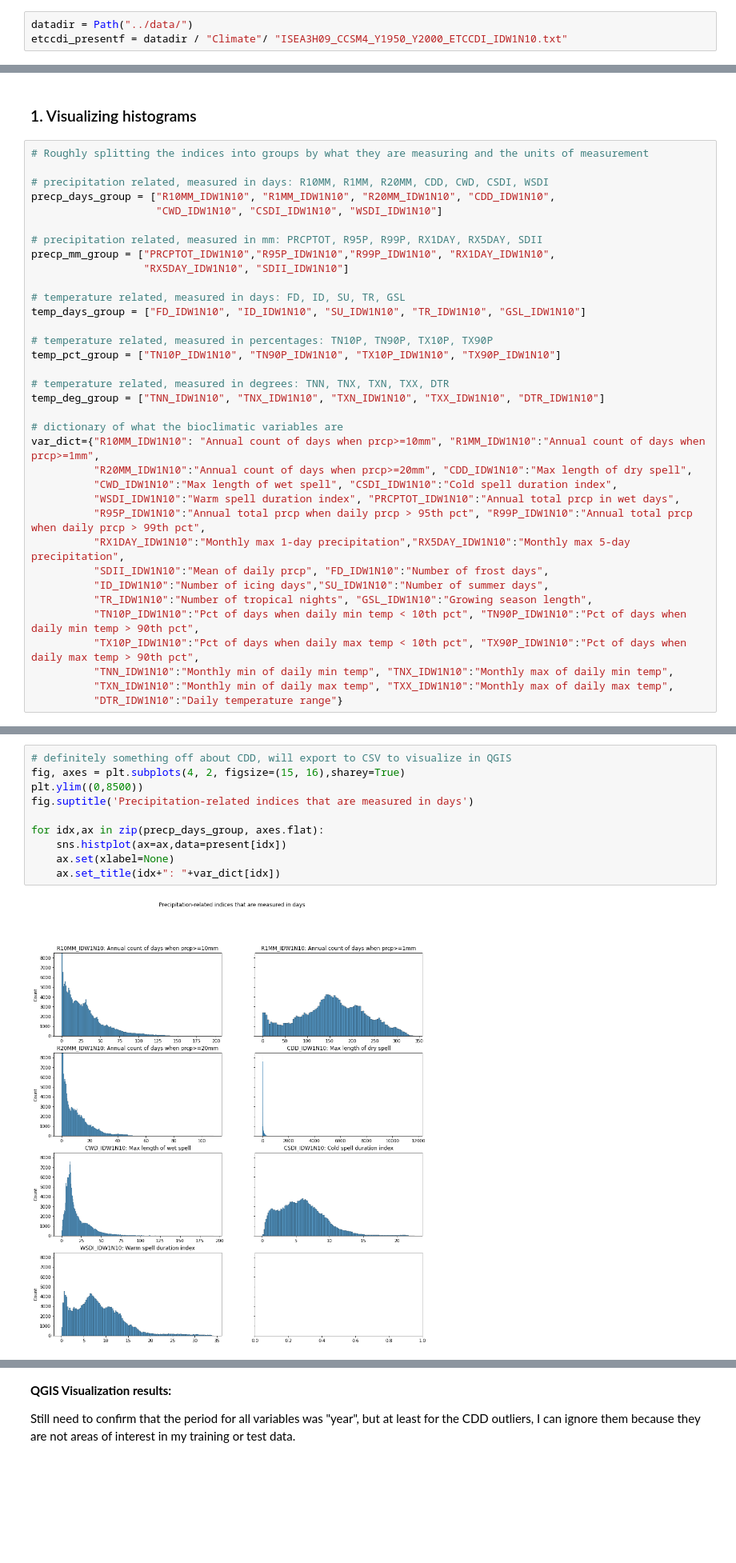
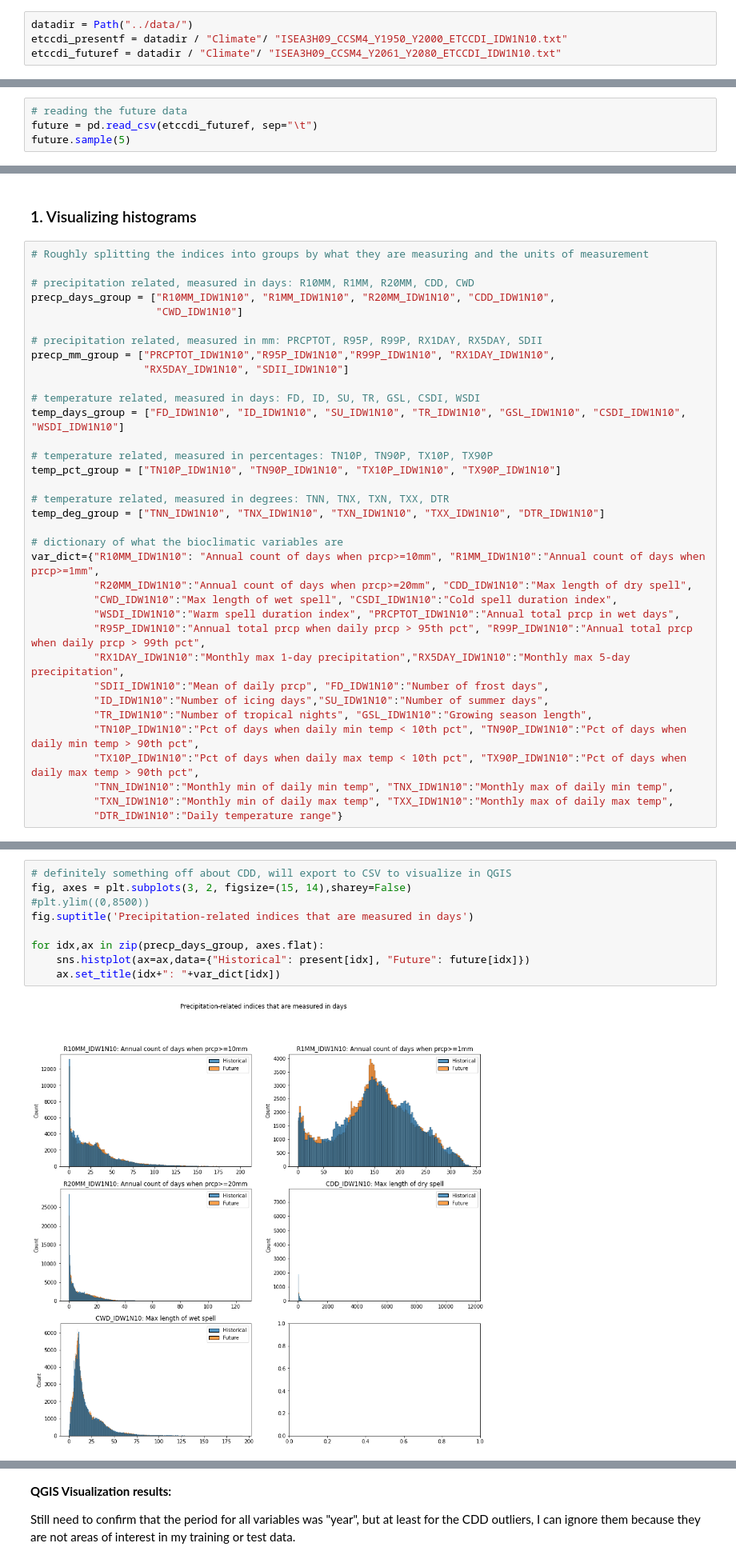
Before and after one commit to RyokoNod/sdm-asian-elephants, a Jupyter notebook: data_exploration/exploratory_analysis_etccdi.ipynb, the cells around one changed output, grey strips where cells are left out. Shown at 80% size. Saved outputs shown, nothing was run; the diff lists cells and outputs as text; blank space fills up the shorter version.

Commit message:
Updated the outlier file in ETCCDI
The file now includes outliers in future values.

```diff
--- a/data_exploration/exploratory_analysis_etccdi.ipynb
+++ b/data_exploration/exploratory_analysis_etccdi.ipynb
@@ -8,6 +9,7 @@ pd.set_option('display.max_columns', 500)
 # %%
 datadir = Path("../data/")
 etccdi_presentf = datadir / "Climate"/ "ISEA3H09_CCSM4_Y1950_Y2000_ETCCDI_IDW1N10.txt"
+etccdi_futuref = datadir / "Climate"/ "ISEA3H09_CCSM4_Y2061_Y2080_ETCCDI_IDW1N10.txt"
 # %% [markdown]
 # Exploring the ETCCDI climate variables
 
@@ -46,0 +49,4 @@ present.sample(5)
+# %%
+# reading the future data
+future = pd.read_csv(etccdi_futuref, sep="\t")
+future.sample(5)
@@ -67,16 +98,16 @@ False
 # %%
 # Roughly splitting the indices into groups by what they are measuring and the units of measurement
 
-# precipitation related, measured in days: R10MM, R1MM, R20MM, CDD, CWD, CSDI, WSDI
+# precipitation related, measured in days: R10MM, R1MM, R20MM, CDD, CWD
 precp_days_group = ["R10MM_IDW1N10", "R1MM_IDW1N10", "R20MM_IDW1N10", "CDD_IDW1N10",
-                    "CWD_IDW1N10", "CSDI_IDW1N10", "WSDI_IDW1N10"]
+                    "CWD_IDW1N10"]
 
 # precipitation related, measured in mm: PRCPTOT, R95P, R99P, RX1DAY, RX5DAY, SDII
 precp_mm_group = ["PRCPTOT_IDW1N10","R95P_IDW1N10","R99P_IDW1N10", "RX1DAY_IDW1N10",
                   "RX5DAY_IDW1N10", "SDII_IDW1N10"]
 
-# temperature related, measured in days: FD, ID, SU, TR, GSL
-temp_days_group = ["FD_IDW1N10", "ID_IDW1N10", "SU_IDW1N10", "TR_IDW1N10", "GSL_IDW1N10"]
+# temperature related, measured in days: FD, ID, SU, TR, GSL, CSDI, WSDI
+temp_days_group = ["FD_IDW1N10", "ID_IDW1N10", "SU_IDW1N10", "TR_IDW1N10", "GSL_IDW1N10", "CSDI_IDW1N10", "WSDI_IDW1N10"]
 
 # temperature related, measured in percentages: TN10P, TN90P, TX10P, TX90P
 temp_pct_group = ["TN10P_IDW1N10", "TN90P_IDW1N10", "TX10P_IDW1N10", "TX90P_IDW1N10"]
@@ -104,12 +135,11 @@ var_dict={"R10MM_IDW1N10": "Annual count of days when prcp>=10mm", "R1MM_IDW1N10
 # %%
 # definitely something off about CDD, will export to CSV to visualize in QGIS
-fig, axes = plt.subplots(4, 2, figsize=(15, 16),sharey=True)
-plt.ylim((0,8500))
+fig, axes = plt.subplots(3, 2, figsize=(15, 14),sharey=False)
+#plt.ylim((0,8500))
 fig.suptitle('Precipitation-related indices that are measured in days')
 
 for idx,ax in zip(precp_days_group, axes.flat):
-    sns.histplot(ax=ax,data=present[idx])
-    ax.set(xlabel=None)
+    sns.histplot(ax=ax,data={"Historical": present[idx], "Future": future[idx]})
     ax.set_title(idx+": "+var_dict[idx])
 # %% [output]
-[figure, old version]
+[figure, new version]
```
Also changed, not shown: parts of 16 cells of this notebook, 1 other file.
